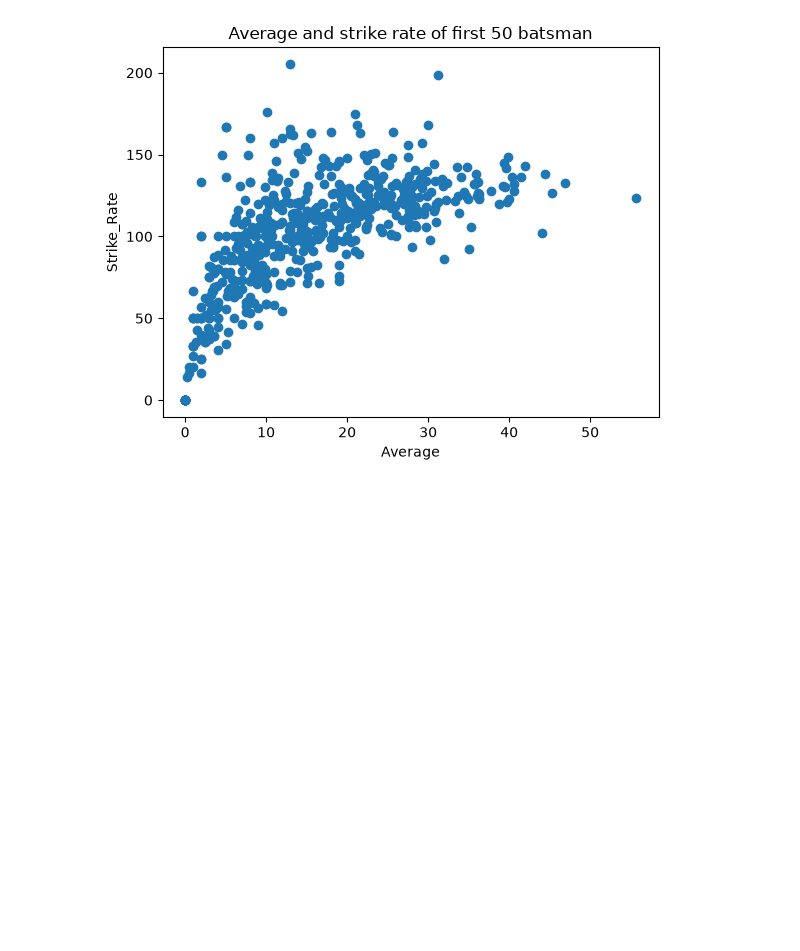
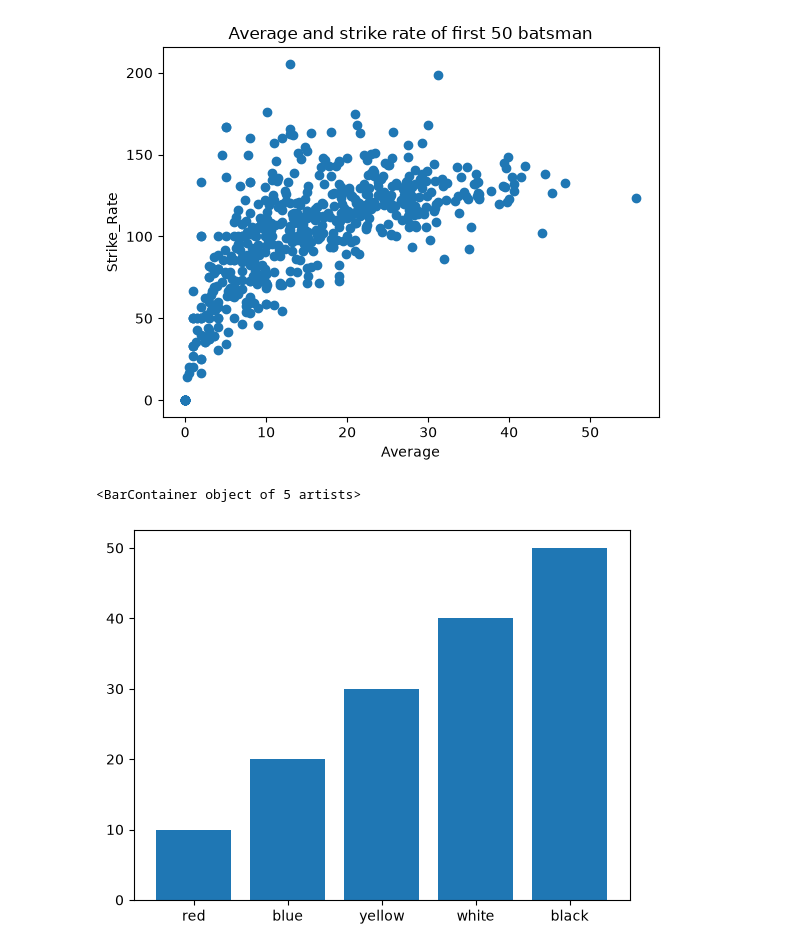
Before and after one commit to MahamFatima01713/Matplotlib_Mastery, a Jupyter notebook: Matplotlib.ipynb, the cells around one changed output. Saved outputs shown, nothing was run; the diff lists cells and outputs as text; code cells hidden in the pictures; blank space fills up the shorter version.

Commit message:
Update Jupyter notebook with latest Matplotlib code

```diff
--- a/Matplotlib.ipynb
+++ b/Matplotlib.ipynb
@@ -230,3 +230,17 @@ plt.scatter(a['avg'],a['strike_rate'])
 # %% [output]
 <matplotlib.collections.PathCollection at 0x...>
 [figure]
+# %%
+#Bar chart:
+#It is used for bivariet analysis,when u do analysis on numerical vs catagorical columns
+import numpy as np
+import pandas as pd
+import matplotlib.pyplot as plt
+import seaborn as sns
+children=[10,20,30,40,50]
+colour=['red','blue','yellow','white','black']
+plt.bar(colour,children)
+#Your can also apply Xlable,Ylable and all other funtions u plot onother graphs
+# %% [output]
+<BarContainer object of 5 artists>
+[figure, added]
```
Also changed, not shown: parts of 2 cells of this notebook.
